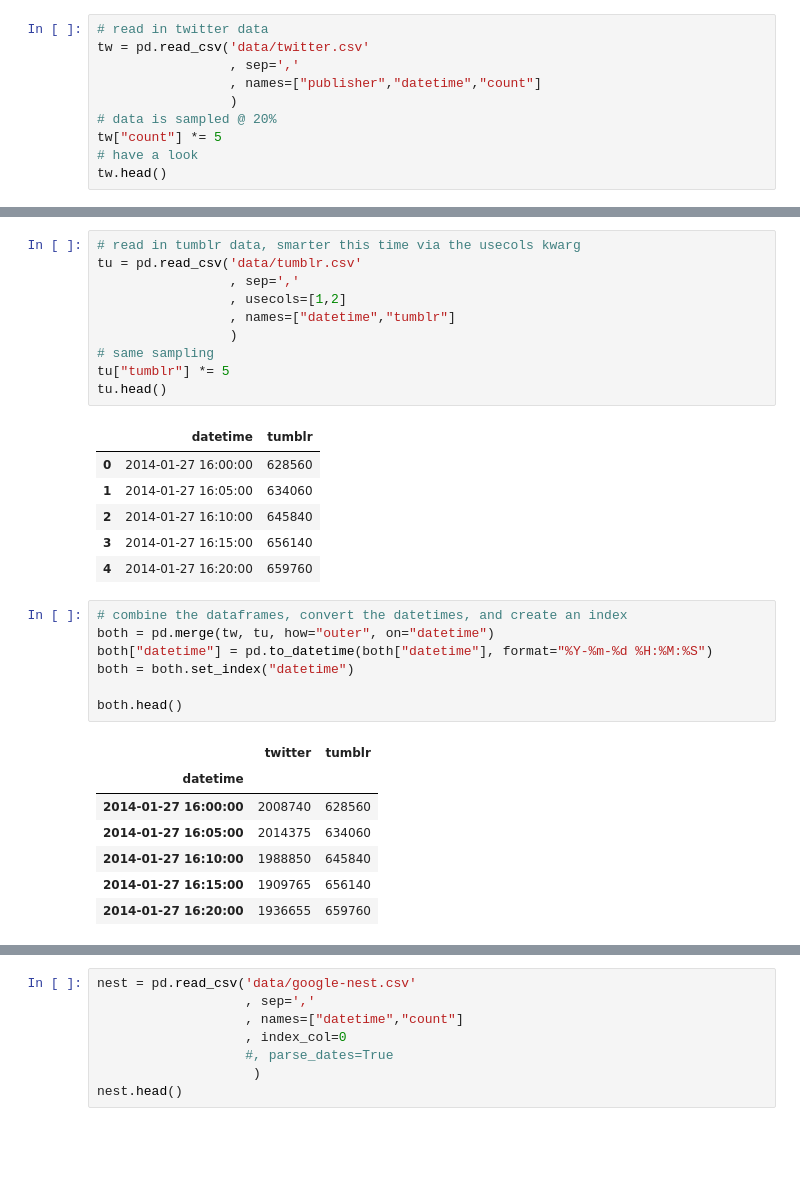
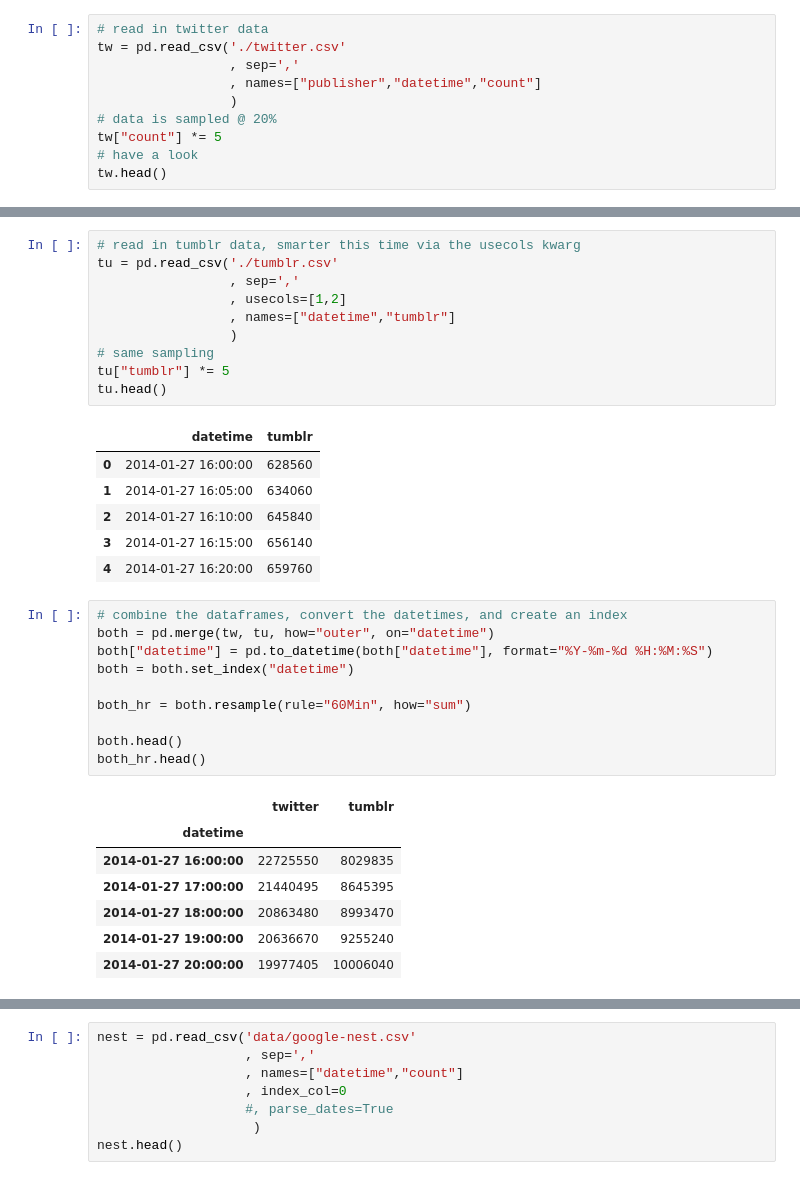
Before and after one commit to jrmontag/AnalyzeBoulder-SocialPulse, a Jupyter notebook: data/AB_social-pulse.ipynb, the cells around one changed output, grey strips where cells are left out. Drawn from its saved outputs; the diff is of its cells as text; blank space fills up the shorter version.

```diff
--- a/data/AB_social-pulse.ipynb
+++ b/data/AB_social-pulse.ipynb
@@ -9,7 +21,7 @@ s = json.load( open("./bmh_matplotlibrc.json") )
 matplotlib.rcParams.update(s)
 # %%
 # read in twitter data
-tw = pd.read_csv('data/twitter.csv'
+tw = pd.read_csv('./twitter.csv'
                  , sep=','
                  , names=["publisher","datetime","count"]
                  )
@@ -32,7 +44,7 @@ tw.columns = ["datetime", "twitter"]
 #tw.head()
 # %%
 # read in tumblr data, smarter this time via the usecols kwarg
-tu = pd.read_csv('data/tumblr.csv'
+tu = pd.read_csv('./tumblr.csv'
                  , sep=','
                  , usecols=[1,2]
                  , names=["datetime","tumblr"]
@@ -50,18 +62,21 @@ tu.head()
 # %%
 # combine the dataframes, convert the datetimes, and create an index
 both = pd.merge(tw, tu, how="outer", on="datetime")
 both["datetime"] = pd.to_datetime(both["datetime"], format="%Y-%m-%d %H:%M:%S")
 both = both.set_index("datetime")
 
+both_hr = both.resample(rule="60Min", how="sum")
+
 both.head()
+both_hr.head()
 # %% [output]
 |  | twitter | tumblr |
 | datetime |  |  |
-| 2014-01-27 16:00:00 | 2008740 | 628560 |
-| 2014-01-27 16:05:00 | 2014375 | 634060 |
-| 2014-01-27 16:10:00 | 1988850 | 645840 |
-| 2014-01-27 16:15:00 | 1909765 | 656140 |
-| 2014-01-27 16:20:00 | 1936655 | 659760 |
+| 2014-01-27 16:00:00 | 22725550 | 8029835 |
+| 2014-01-27 17:00:00 | 21440495 | 8645395 |
+| 2014-01-27 18:00:00 | 20863480 | 8993470 |
+| 2014-01-27 19:00:00 | 20636670 | 9255240 |
+| 2014-01-27 20:00:00 | 19977405 | 10006040 |
 # %%
 %pylab inline
 
```
Also changed, not shown: parts of 11 cells of this notebook, 1 other file.
